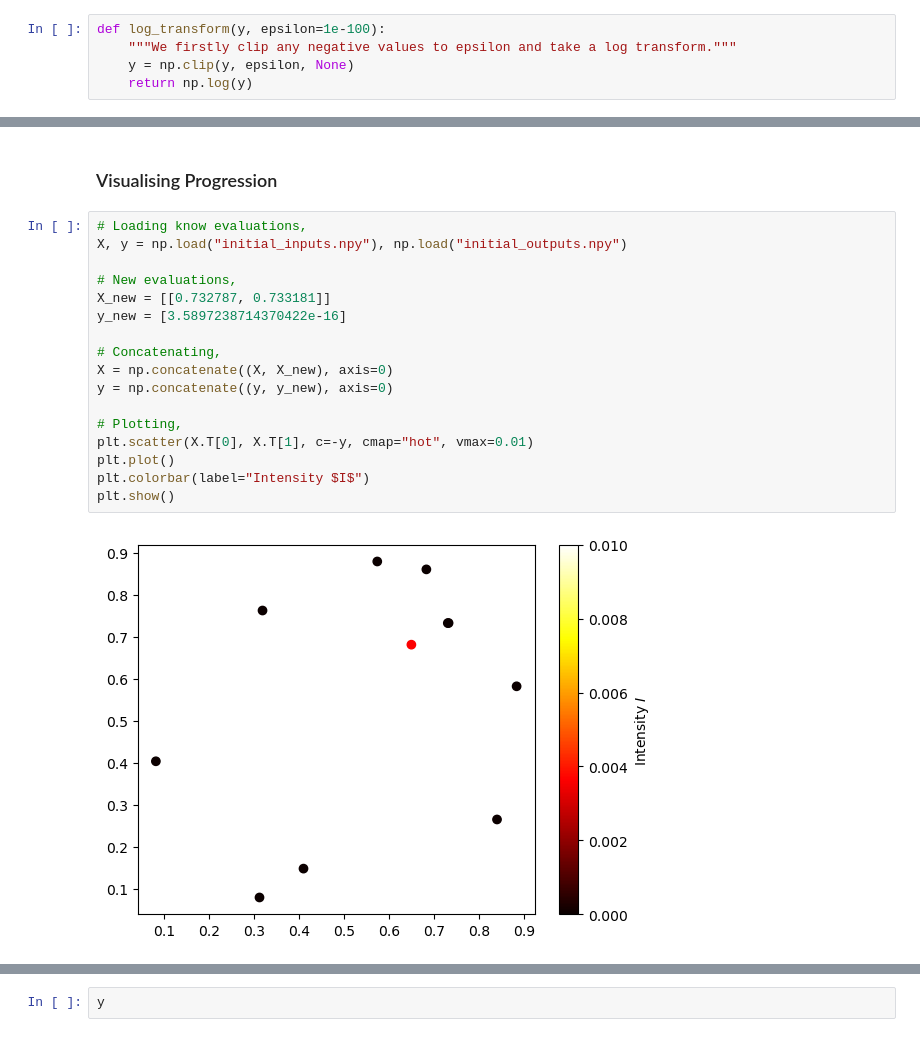
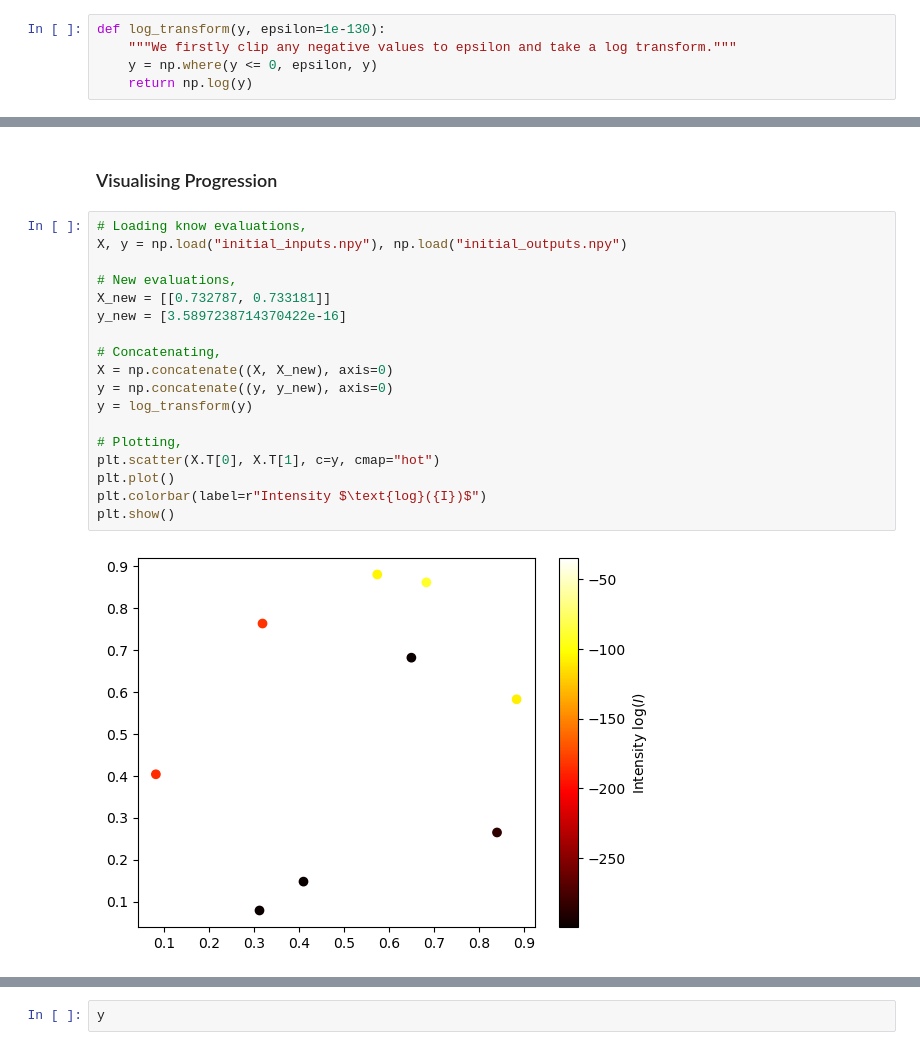
Before and after one commit to prithvi-ramrucha/Capstone-Project, a Jupyter notebook: Function 1/Function 1.ipynb, the cells around one changed output, grey strips where cells are left out. Drawn from its saved outputs; the diff is of its cells as text.

```diff
--- a/Function 1/Function 1.ipynb
+++ b/Function 1/Function 1.ipynb
@@ -78,9 +91,9 @@ $$
 y_{trans} = \text{log}(\text{CLIP}(y, \epsilon))
 $$
 # %%
-def log_transform(y, epsilon=1e-100):
+def log_transform(y, epsilon=1e-130):
     """We firstly clip any negative values to epsilon and take a log transform."""
-    y = np.clip(y, epsilon, None)
+    y = np.where(y <= 0, epsilon, y)
     return np.log(y)
 # %% [markdown]
 ### Optimiser Configuration
@@ -194,19 +207,20 @@ Point Query 2: [0.7258572437999095, 0.7319450456407999]
 # %%
 # Loading know evaluations,
 X, y = np.load("initial_inputs.npy"), np.load("initial_outputs.npy")
 
 # New evaluations,
 X_new = [[0.732787, 0.733181]]
 y_new = [3.5897238714370422e-16]
 
 # Concatenating,
 X = np.concatenate((X, X_new), axis=0)
 y = np.concatenate((y, y_new), axis=0)
+y = log_transform(y)
 
 # Plotting,
-plt.scatter(X.T[0], X.T[1], c=-y, cmap="hot", vmax=0.01)
+plt.scatter(X.T[0], X.T[1], c=y, cmap="hot")
 plt.plot()
-plt.colorbar(label="Intensity $I$")
+plt.colorbar(label=r"Intensity $\text{log}({I})$")
 plt.show()
 # %% [output]
-[figure, old version]
+[figure, new version]
```
Also changed, not shown: parts of 4 cells of this notebook, 4 other files.
